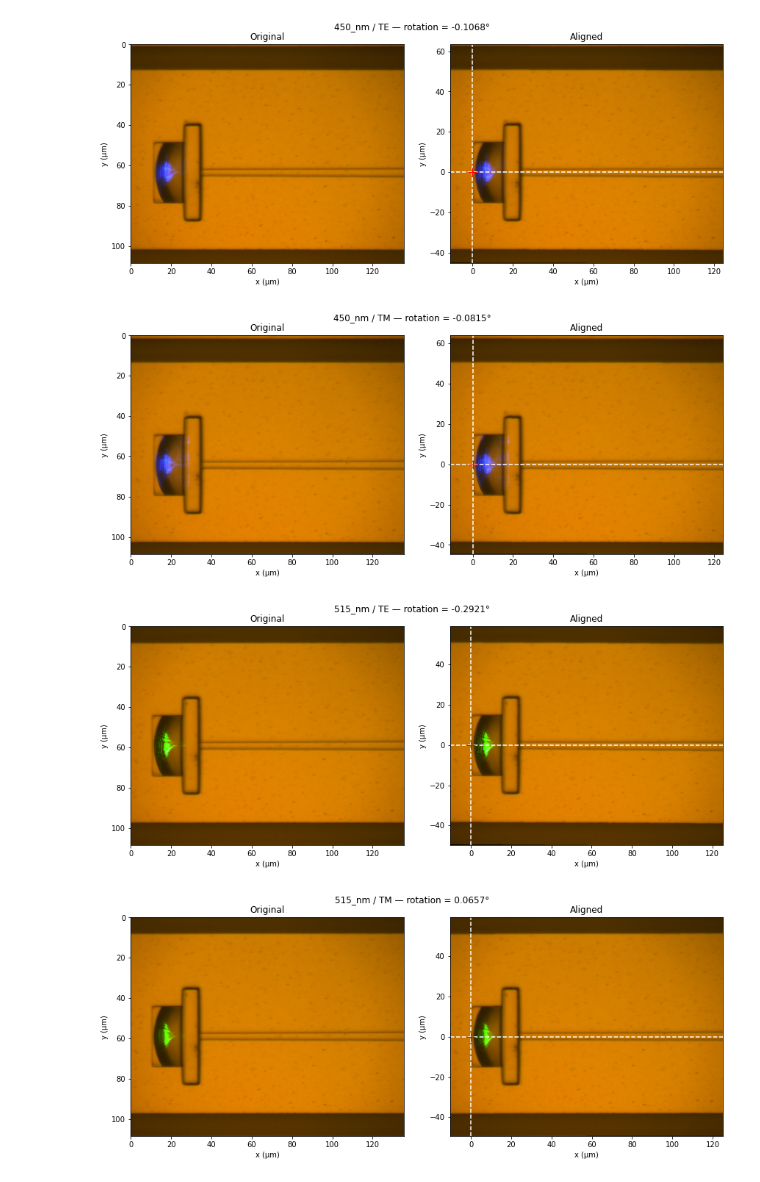
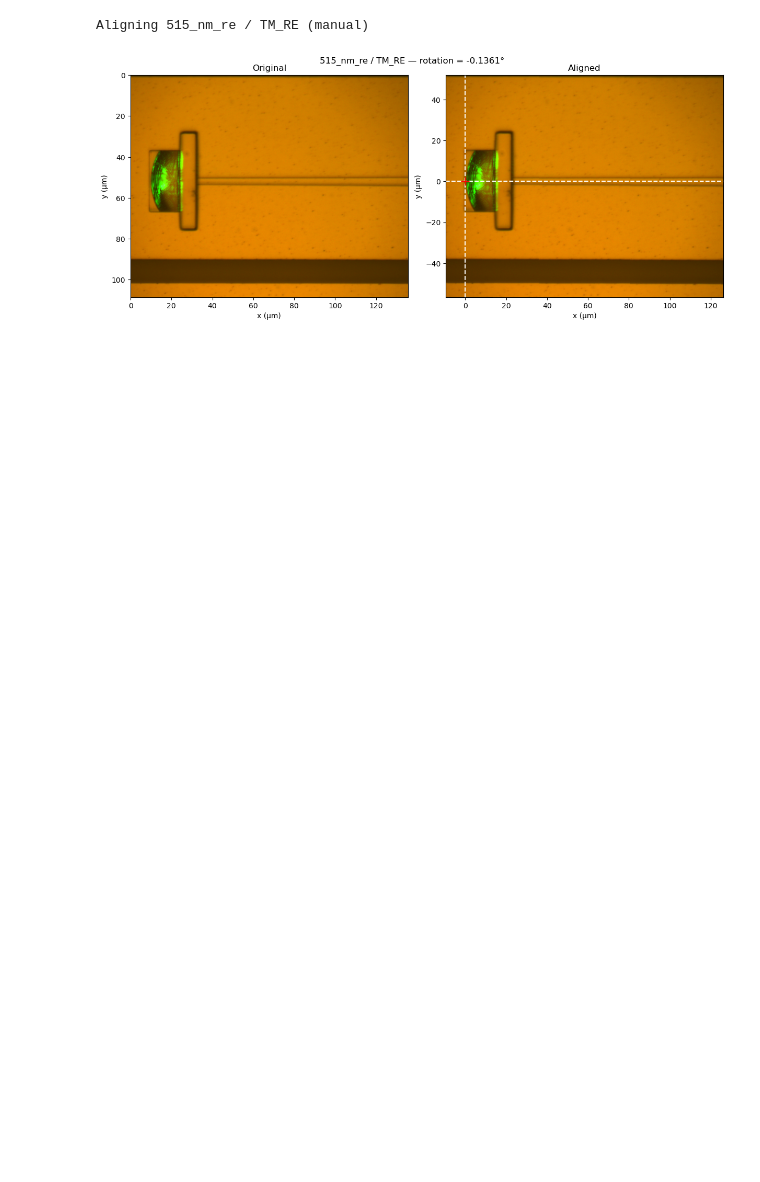
Before and after one commit to yiyangzhi3/integrated_trapped_ions, a Jupyter notebook: Analysis/Barium_90um_unknown.ipynb, the cells around one changed output. Saved outputs shown, nothing was run; the diff lists cells and outputs as text; code cells hidden in the pictures; blank space fills up the shorter version.

Commit message:
more analysis files

```diff
--- a/Analysis/Barium_90um_unknown.ipynb
+++ b/Analysis/Barium_90um_unknown.ipynb
@@ -20,10 +20,17 @@ file_path = Path(
     "Barium_90um_unknown/"
 )
 
-wl_arr = ['450_nm', '515_nm', '635_nm']
-pol_arr = ['TE', 'TM']
+wl_arr = ['515_nm_re']
+pol_arr = ['TM_RE']
 white_img_name = 'white_light.tiff'
 # %%
+# Manual picks need a separate interactive window (PyQt5/PySide is required).
+%matplotlib qt
+from IPython.display import display
+
+# Use set() for all automatic, or set(wl_arr) for all manual.
+manual_wavelengths = {"515_nm_re"}
+
 experiment = Experimental_Import(pixel_size_um=5.3, magnification=50)
 alignments = {}
 
@@ -33,42 +40,44 @@ for wl in wl_arr:
     for pol in pol_arr:
         white_path = file_path / wl / pol / white_img_name
 
+        manual = wl in manual_wavelengths
+        print(f"Aligning {wl} / {pol} ({'manual' if manual else 'automatic'})", flush=True)
         x, y, image, angle, x_old, y_old, image_old = (
-            experiment.align_cache_zone(white_path)
+            experiment.align_cache_zone(white_path, manual=manual)
         )
 
         alignments[wl][pol] = {
             "x": x, "y": y, "image": image, "angle": angle,
             "x_old": x_old, "y_old": y_old, "image_old": image_old,
         }
 
         fig, axes = plt.subplots(
             1, 2, figsize=(12, 5), constrained_layout=True
         )
 
         for ax, xx, yy, img, title in [
             (axes[0], x_old, y_old, image_old, "Original"),
             (axes[1], x, y, image, "Aligned"),
         ]:
             dx = xx[1] - xx[0]
             dy = yy[1] - yy[0]
             extent = [
                 xx[0] - dx/2, xx[-1] + dx/2,
                 yy[-1] + dy/2, yy[0] - dy/2,
             ]
 
             ax.imshow(img, origin="upper", extent=extent, cmap="gray")
             ax.set(title=title, xlabel="x (µm)", ylabel="y (µm)")
 
         axes[1].axvline(0, color="white", linestyle="--")
         axes[1].axhline(0, color="white", linestyle="--")
         axes[1].plot(0, 0, "r+", markersize=12)
 
         fig.suptitle(f"{wl} / {pol} — rotation = {angle:.4f}°")
-        plt.show()
+        display(fig)  # Keep the alignment preview in the notebook.
         plt.close(fig)
+# Return subsequent analysis plots to the notebook.
+%matplotlib inline
 # %% [output]
+Aligning 515_nm_re / TM_RE (manual)
-[figure, old version]
+[figure, new version]
-[figure, removed]
-[figure, removed]
-[figure, removed]
```
Also changed, not shown: parts of 4 cells of this notebook, 8 other files.
